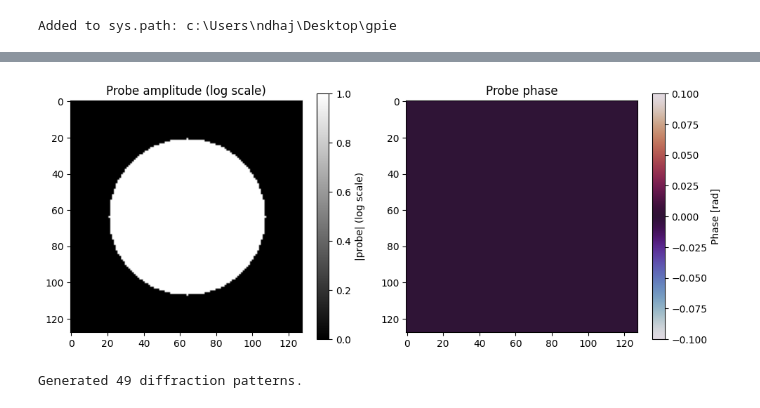
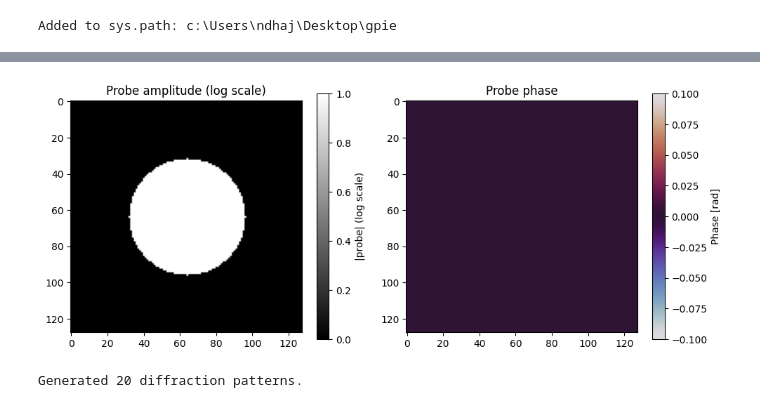
Before and after one commit to sacbow/gPIE, a Jupyter notebook: examples/ptychography/experiment.ipynb, the cells around one changed output, grey strips where cells are left out. Saved outputs shown, nothing was run; the diff lists cells and outputs as text; code cells hidden in the pictures.

```diff
--- a/examples/ptychography/experiment.ipynb
+++ b/examples/ptychography/experiment.ipynb
@@ -31,32 +31,32 @@ plt.show()
 # %%
 # ---- probe: circular aperture in *real space* (radius = 16 px) ----
 prb_shape = (128,128)
 yy, xx = np.meshgrid(
         np.arange(prb_shape[0]) - prb_shape[0] / 2,
         np.arange(prb_shape[1]) - prb_shape[1] / 2,
         indexing="ij",)
 r = np.sqrt(xx**2 + yy**2)
-aperture_radius = 43.0
+aperture_radius = 32
 prb_amp = np.where(r <= aperture_radius, 1.0, 0.0).astype(np.float32)
 probe = prb_amp.astype(np.complex64)  # purely real amplitude probe
 
 plt.figure(figsize=(10, 4))
 
 plt.subplot(1, 2, 1)
 amp = np.abs(probe)
 plt.imshow(amp, cmap="gray")
 plt.title("Probe amplitude (log scale)")
 plt.colorbar(label="|probe| (log scale)")
 
 plt.subplot(1, 2, 2)
 plt.imshow(np.angle(probe), cmap="twilight")
 plt.title("Probe phase")
 plt.colorbar(label="Phase [rad]")
 
 plt.tight_layout()
 plt.show()
 # %% [output]
-[figure, old version]
+[figure, new version]
 # %%
 # --- 3. PtychographyDatasetの構築 ---
 ds = PtychographyDataset()
@@ -65,8 +65,8 @@ ds.set_probe(probe.astype(np.complex64))
 ds.set_pixel_size(1.0)
 
 # スキャンパターンを設定（例：5x5ラスタースキャン）
-scan_gen = generate_raster_positions(stride_um=20.0)
-ds.simulate_diffraction(scan_gen, max_num_points=49, noise=1e-6)
+scan_gen = generate_fermat_spiral_positions(step_um=16.0)
+ds.simulate_diffraction(scan_gen, max_num_points=100, noise=1e-4)
 
 print(f"Generated {len(ds)} diffraction patterns.")
 
@@ -80,7 +80,7 @@ def callback(it, err, obj):
 
 pie.callback = callback
 # %% [output]
-Generated 49 diffraction patterns.
+Generated 20 diffraction patterns.
 # %%
 fig = ds.show_scan_positions()
 # %% [output]
```
Also changed, not shown: parts of 9 cells of this notebook, 30 other files.
